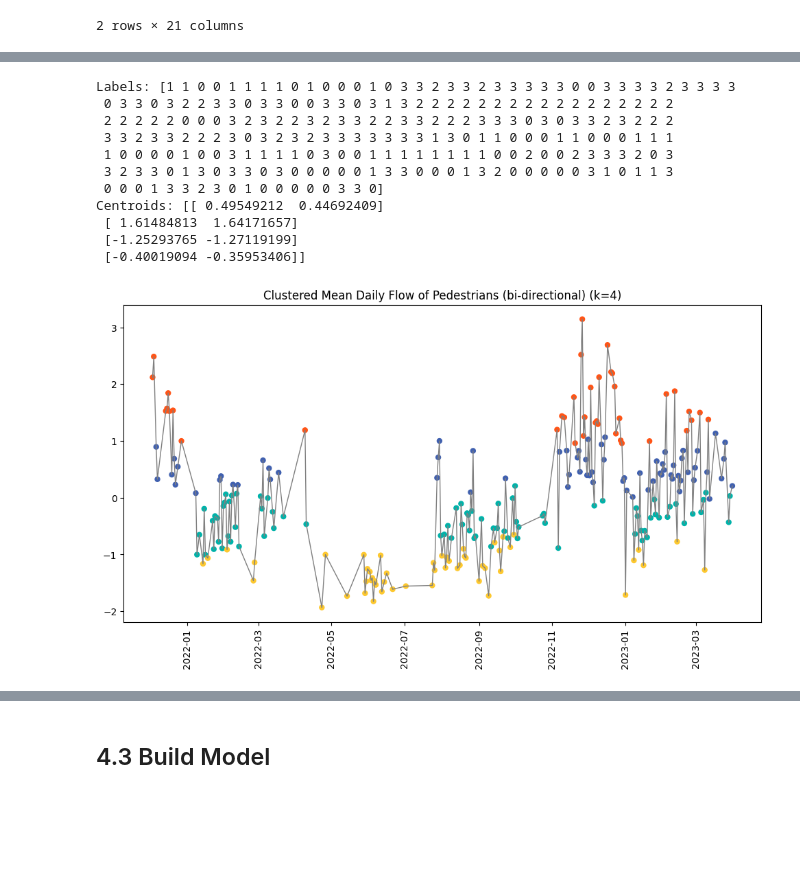
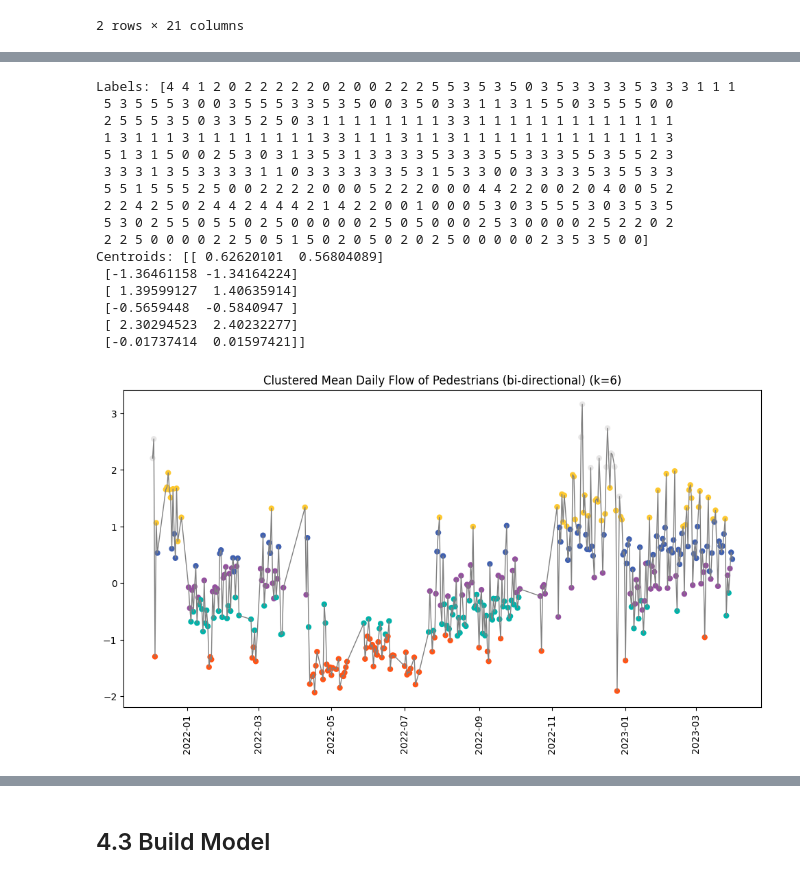
Before and after one commit to carrowmw/mres-project, a Jupyter notebook: analysis_files/4_Modelling.ipynb, the cells around one changed output, grey strips where cells are left out. Cells and saved outputs as stored; diff of their text form; code cells hidden in the pictures; blank space fills up the shorter version.

Commit message:
graph updates and modelling improvements

```diff
--- a/analysis_files/4_Modelling.ipynb
+++ b/analysis_files/4_Modelling.ipynb
@@ -176,39 +396,48 @@ X, X_index, X_columns = aggregate_and_preprocess_daily_data(west_complete_days_d
 # %%
-N_CLUSTERS = 4
+from sklearn.cluster import KMeans
+
+X, X_index, X_columns = aggregate_and_preprocess_daily_data(west_complete_days_df)
+
+N_CLUSTERS = 6
 
 kmeans = KMeans(n_clusters=N_CLUSTERS)
 kmeans.fit(X)
 
 labels = kmeans.predict(X)
 centroids = kmeans.cluster_centers_
 
 print(f"Labels: {labels}"), print(f"Centroids: {centroids}")
 
 from matplotlib.colors import ListedColormap
 
 # convert labels to colors using the colormap
 cmap = ListedColormap(custom_palette[:N_CLUSTERS])
 label_colors = cmap(labels)
 centroid_colors = cmap(centroids[1])
 
 # create the scatter plot
 plt.figure(figsize=(12,6))
 # plt.scatter(centroids[0], centroids[1], c=centroid_colors)
 plt.plot(X_index, X[:,0], c='gray', linewidth=1)
 plt.scatter(X_index, X[:,0], c=label_colors, s=25)
 plt.xticks(rotation=90)
-plt.title("Clustered Mean Daily Flow of Pedestrians (bi-directional) (k=4)")
+plt.title(f"Clustered Mean Daily Flow of Pedestrians (bi-directional) (k={N_CLUSTERS})")
 plt.show()
 # %% [output]
-Labels: [1 1 0 0 1 1 1 1 0 1 0 0 0 1 0 3 3 2 3 3 2 3 3 3 3 3 0 0 3 3 3 3 2 3 3 3 3
- 0 3 3 0 3 2 2 3 3 0 3 3 0 0 3 3 0 3 1 3 2 2 2 2 2 2 2 2 2 2 2 2 2 2 2 2 2
- 2 2 2 2 2 0 0 0 3 2 3 2 2 3 2 3 3 2 2 3 3 2 2 2 3 3 3 0 3 0 3 3 2 3 2 2 2
- 3 3 2 3 3 2 2 2 3 0 3 2 3 2 3 3 3 3 3 3 3 1 3 0 1 1 0 0 0 1 1 0 0 0 1 1 1
- 1 0 0 0 0 1 0 0 3 1 1 1 1 0 3 0 0 1 1 1 1 1 1 1 1 0 0 2 0 0 2 3 3 3 2 0 3
- 3 2 3 3 0 1 3 0 3 3 0 3 0 0 0 0 0 1 3 3 0 0 0 1 3 2 0 0 0 0 0 3 1 0 1 1 3
- 0 0 0 1 3 3 2 3 0 1 0 0 0 0 0 3 3 0]
-Centroids: [[ 0.49549212  0.44692409]
- [ 1.61484813  1.64171657]
- [-1.25293765 -1.27119199]
- [-0.40019094 -0.35953406]]
+Labels: [4 4 1 2 0 2 2 2 2 2 0 2 0 0 2 2 2 5 5 3 5 3 5 0 3 5 3 3 3 3 5 3 3 3 1 1 1
+ 5 3 5 5 5 3 0 0 3 5 5 5 3 3 5 3 5 0 0 3 5 0 3 3 1 1 3 1 5 5 0 3 5 5 5 0 0
+ 2 5 5 5 3 5 0 3 3 5 2 5 0 3 1 1 1 1 1 1 1 1 3 3 1 1 1 1 1 1 1 1 1 1 1 1 1
+ 1 3 1 1 1 3 1 1 1 1 1 1 1 1 3 3 1 1 1 3 1 1 3 1 1 1 1 1 1 1 1 1 1 1 1 1 3
+ 5 1 3 1 5 0 0 2 5 3 0 3 1 3 5 3 1 3 3 3 3 5 3 3 3 5 5 3 3 3 5 5 3 5 5 2 3
+ 3 3 3 1 3 5 3 3 3 3 1 1 0 3 3 3 3 3 3 5 3 1 5 3 3 0 0 3 3 3 3 5 3 5 5 3 3
+ 5 5 1 5 5 5 2 5 0 0 2 2 2 2 0 0 0 5 2 2 2 0 0 0 4 4 2 2 0 0 2 0 4 0 0 5 2
+ 2 2 4 2 5 0 2 4 4 2 4 4 4 2 1 4 2 2 0 0 1 0 0 0 5 3 0 3 5 5 5 3 0 3 5 3 5
+ 5 3 0 2 5 5 0 5 5 0 2 5 0 0 0 0 0 2 5 0 5 0 0 0 2 5 3 0 0 0 0 2 5 2 2 0 2
+ 2 2 5 0 0 0 0 2 2 5 0 5 1 5 0 2 0 5 0 2 0 2 5 0 0 0 0 0 2 3 5 3 5 0 0]
+Centroids: [[ 0.62620101  0.56804089]
+ [-1.36461158 -1.34164224]
+ [ 1.39599127  1.40635914]
+ [-0.5659448  -0.5840947 ]
+ [ 2.30294523  2.40232277]
+ [-0.01737414  0.01597421]]
-[figure, old version]
+[figure, new version]
```
Also changed, not shown: parts of 12 cells of this notebook, 31 other files.
